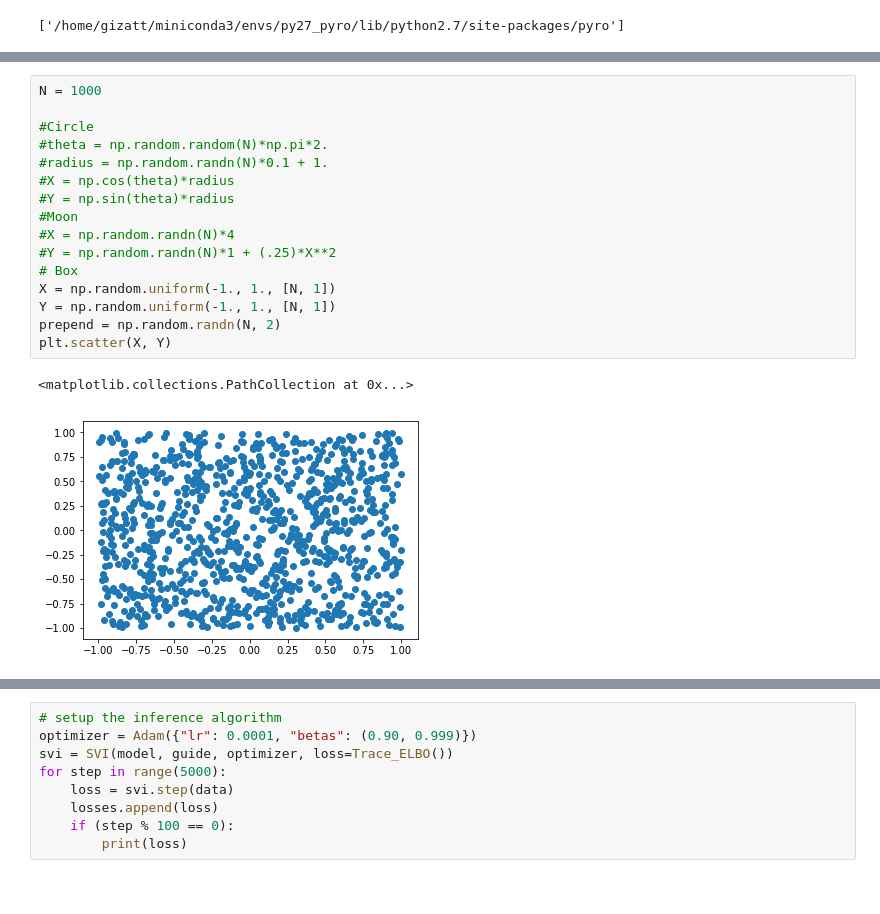
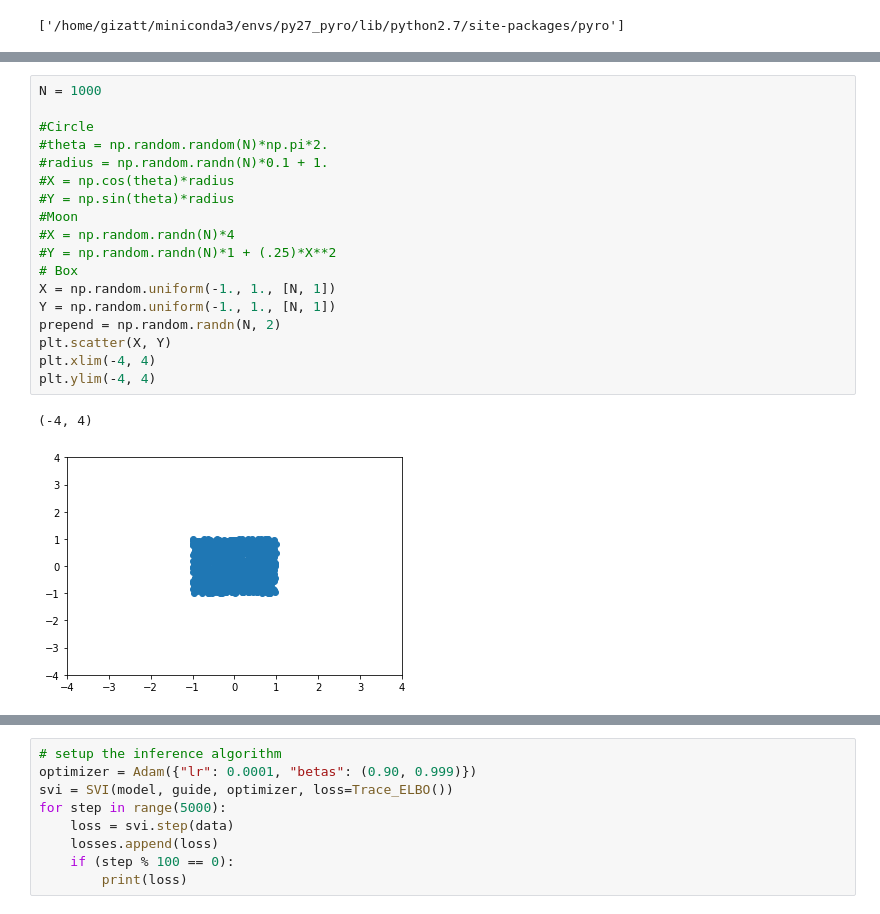
Before and after one commit to gizatt/scene_generation, a Jupyter notebook: notebooks/20190326_pyro_flows.ipynb, the cells around one changed output, grey strips where cells are left out. Drawn from its saved outputs; the diff is of its cells as text.

```diff
--- a/notebooks/20190326_pyro_flows.ipynb
+++ b/notebooks/20190326_pyro_flows.ipynb
@@ -37,22 +39,24 @@ tensor([2.2170, 1.3633])
 # %%
 N = 1000
 
 #Circle
 #theta = np.random.random(N)*np.pi*2.
 #radius = np.random.randn(N)*0.1 + 1.
 #X = np.cos(theta)*radius
 #Y = np.sin(theta)*radius
 #Moon
 #X = np.random.randn(N)*4
 #Y = np.random.randn(N)*1 + (.25)*X**2
 # Box
 X = np.random.uniform(-1., 1., [N, 1])
 Y = np.random.uniform(-1., 1., [N, 1])
 prepend = np.random.randn(N, 2)
 plt.scatter(X, Y)
+plt.xlim(-4, 4)
+plt.ylim(-4, 4)
 # %% [output]
-<matplotlib.collections.PathCollection at 0x...>
+(-4, 4)
-[figure, old version]
+[figure, new version]
 # %%
 from pyro.optim import Adam
 from pyro.infer import SVI, Trace_ELBO
```
Also changed, not shown: parts of 7 cells of this notebook, 56 other files.
